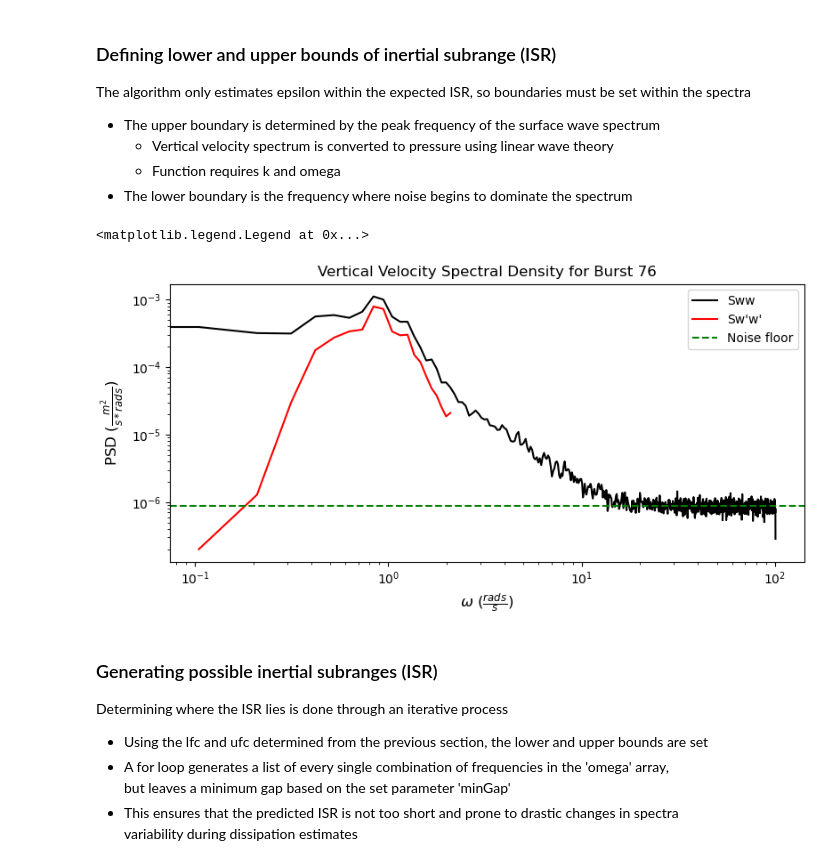
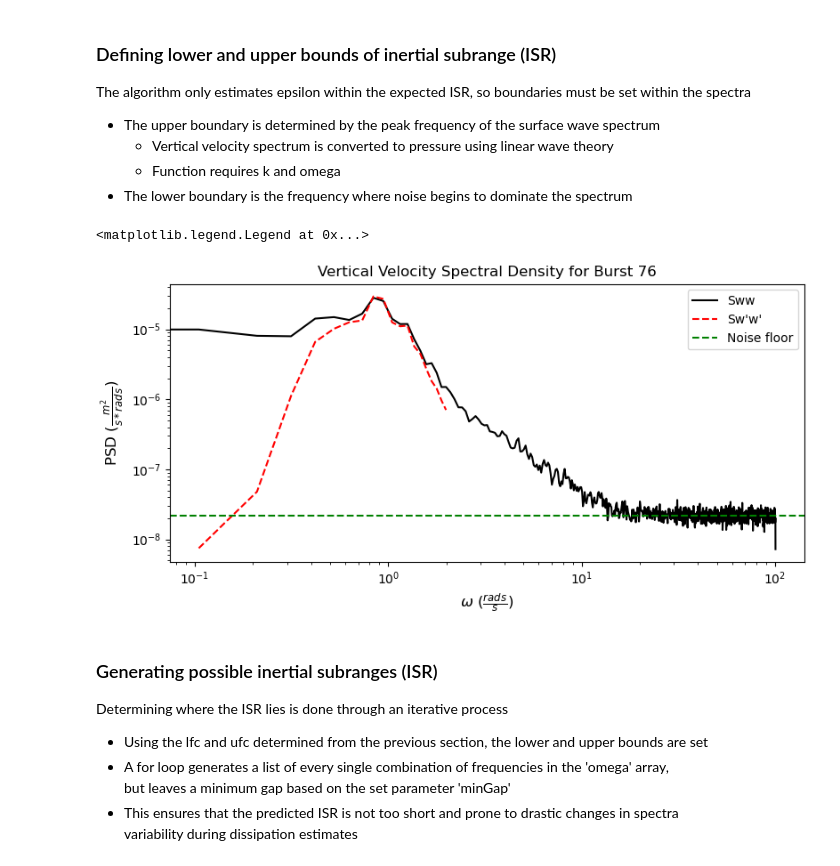
Before and after one commit to lagrady/Kelp-Forest-Hydrodynamics, a Jupyter notebook: notebooks/TD_demo.ipynb, the cells around one changed output. Drawn from its saved outputs; the diff is of its cells as text; code cells hidden in the pictures.

```diff
--- a/notebooks/TD_demo.ipynb
+++ b/notebooks/TD_demo.ipynb
@@ -84,8 +84,8 @@ The epsilon estimate algorithm requires a few parameters in order to run
 # %%
 #Instrument data
 fs = ADVds.attrs['Sampling_Rate'] #The sampling rate of the instrument (32 Hz in this case)
-ZpOffset = 0.578                  #Height of ADV pressure sensor off the seafloor (m)
-ZvOffset = 0.824                  #Height of ADV transducer off the seafloor (m)
+ZpOffset = .58 #0.578                  #Height of ADV pressure sensor off the seafloor (m)
+ZvOffset = 1 #0.936                  #Height of velocity measurement off the seafloor (m)
 #Number of data points within the burst (must be consistent for all bursts)
 n = 38400
 
@@ -161,15 +161,15 @@ burstU = ADVds.Primary.where(ADVds.BurstNum.isin(burstNumber)).dropna(dim = 'tim
 burstV = ADVds.Secondary.where(ADVds.BurstNum.isin(burstNumber)).dropna(dim = 'time', how = 'all')
 
 #Generate vertical and horizontal velocity spectra using scipy.welch with the previously defined parameters
-Fw, Sw = welch(burstUp, fs=fs, nperseg= nperseg, window='hann', detrend = 'linear') #Vertical velocity spectra
-Fu, Su = welch(burstU, fs=fs, nperseg= nperseg, window='hann', detrend = 'linear') #Horiztonal velocity spectra
-Fv, Sv = welch(burstV, fs=fs, nperseg= nperseg, window='hann', detrend = 'linear')
+Fw, Sw = welch(burstUp, fs=fs*(2*np.pi), nperseg= nperseg, window='hann', detrend = 'linear') #Vertical velocity spectra
+Fu, Su = welch(burstU, fs=fs*(2*np.pi), nperseg= nperseg, window='hann', detrend = 'linear') #Horiztonal velocity spectra
+Fv, Sv = welch(burstV, fs=fs*(2*np.pi), nperseg= nperseg, window='hann', detrend = 'linear')
 #All spectra are linearly detrended to try and account for tidal cycles
 
 #Spectra are output in units of m^2 s^-2 Hz^-1, so they are converted to radian frequency
-SwOmega = Sw * (2*np.pi) #Units are now m^2 s^-1 rad^-1
-SuOmega = Su * (2*np.pi)
-SvOmega = Sv * (2*np.pi)
+#SwOmega = Sw * (2*np.pi) #Units are now m^2 s^-1 rad^-1
+#SuOmega = Su * (2*np.pi)
+#SvOmega = Sv * (2*np.pi)
 # %% [markdown]
 ### Defining lower and upper bounds of inertial subrange (ISR)
 The algorithm only estimates epsilon within the expected ISR, so boundaries must be set within the spectra
@@ -222,21 +222,21 @@ def wavedisp(wavper,h):
     return (omega,k,Cph,Cg)
 
 #Wave period is the spectrum frequency range converted to period (s)
-waveper = 1/Fw
+waveper = 1/(Fw/(2*np.pi))
 
 #Water depth (H)
 Pa = burstPressure.mean() #Mean pressure for the burst in pascals
 rhoBar = burstRho.mean().values #Mean density over the duration of the burst
 g = -9.81 #Gravity
 Zp = Pa / (rhoBar*g) #Depth of the pressure sensor
-H = -Zp + 0.578 #Positive depth of the pressure sensor plus the height of sensor from the seafloor
-Zv = -H + 0.824 #Depth of the velocity transducer
+H = -Zp + ZpOffset #Positive depth of the pressure sensor plus the height of sensor from the seafloor
+Zv = -H + ZvOffset #Depth of the velocity transducer
 
 #Wavedisp function calculates omega and k from period and total water depth
 omega,k,Cph,Cg = wavedisp(waveper, H)
 
 #Calculate the pressure spectra from the burstPressure data
-Fp, Sp = welch(burstPressure, fs = fs, nperseg = nperseg, window='hann', detrend = 'linear') #Detrended pressure spectra
+Fp, Sp = welch(burstPressure, fs = fs*(2*np.pi), nperseg = nperseg, window='hann', detrend = 'linear') #Detrended pressure spectra
 
 # Generate empty arrays for p' and w' values
 p_prime = np.empty(len(omega))
@@ -251,11 +251,12 @@ for j in range(len(omega)): # For loop iterates over all values of omega
 scaleFactor = w_prime**2 / p_prime**2
 
 #Calculate the equivalent Sw' spectra from Sp
-Sw_prime = (Sp*(2*np.pi)) * scaleFactor
+Sw_prime = Sp * scaleFactor
 
 #Define the lower frequency cutoff as the end of surface gravity wave band
 try: #Try statement used in case this function runs into an error
-    lfc = argrelextrema(Sw_prime, np.less, order=10)[0][0]
+    lfc = argrelextrema(Sw_prime, np.less, order=10)[0][0] - 1
+
 except IndexError:
     #Any issue with indexes should yield a default wave cutoff of .5 Hz (pi rad/s)
     #.5 is a conservative estiamte of where the wave band ends, but still preceeds the potential ISR
@@ -263,24 +264,26 @@ except IndexError:
 
 #Define the mean noise floor past the noise frequency cutoff
 Fn = np.where(omega == fNoise)[0][0]    #Position of the noise frequency in the omega array
-noiseFloor = np.mean(SwOmega[Fn:])      #Mean of all spectra above Fn is defined as the noise floor
+noiseFloor = np.mean(Sw[Fn:])      #Mean of all spectra above Fn is defined as the noise floor
 
 #Define the upper frequency cutoff as the beginning of the noise floor
 ufc = Fn
 # %%
 #Check out what the spectrum of vertical velocity looks like
 fig, ax = plt.subplots(constrained_layout=True, figsize=(8,4))
 
 ax.set_title('Vertical Velocity Spectral Density for Burst 76')
-ax.loglog(omega, SwOmega, '-k', label = 'Sww')
-ax.loglog(omega[:lfc], Sw_prime[:lfc], '-r', label = "Sw'w'")
+ax.loglog(Fw, Sw, '-k', label = 'Sww')
+ax.loglog(omega[:lfc], Sw_prime[:lfc], '--r', label = "Sw'w'")
 ax.axhline(y = noiseFloor, c = 'green', ls = '--', label = 'Noise floor')
 ax.set_ylabel(r"PSD ($\frac{m^{2}}{s * rads}}$)", fontsize = 12)
 ax.set_xlabel(r"$\omega$ $(\frac{rads}{s})$", fontsize = 12)
 ax.legend()
+
+#plt.savefig('Plots/b76Demo_spectra.png')
 # %% [output]
 <matplotlib.legend.Legend at 0x...>
-[figure, old version]
+[figure, new version]
 # %% [markdown]
 ### Generating possible inertial subranges (ISR)
 Determining where the ISR lies is done through an iterative process
```
Also changed, not shown: parts of 12 cells of this notebook, 1 other file.
